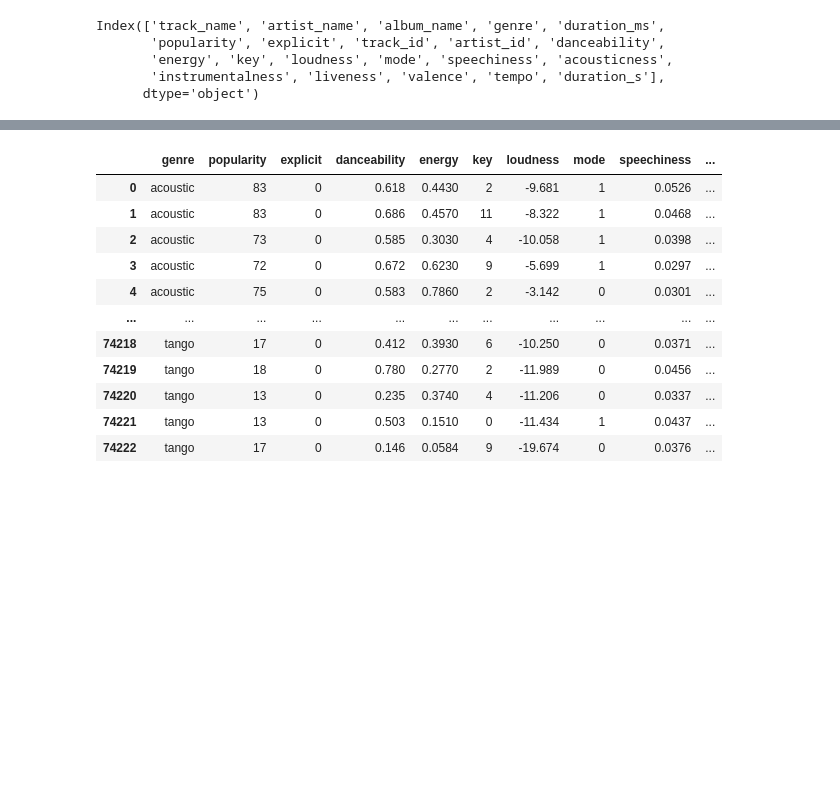
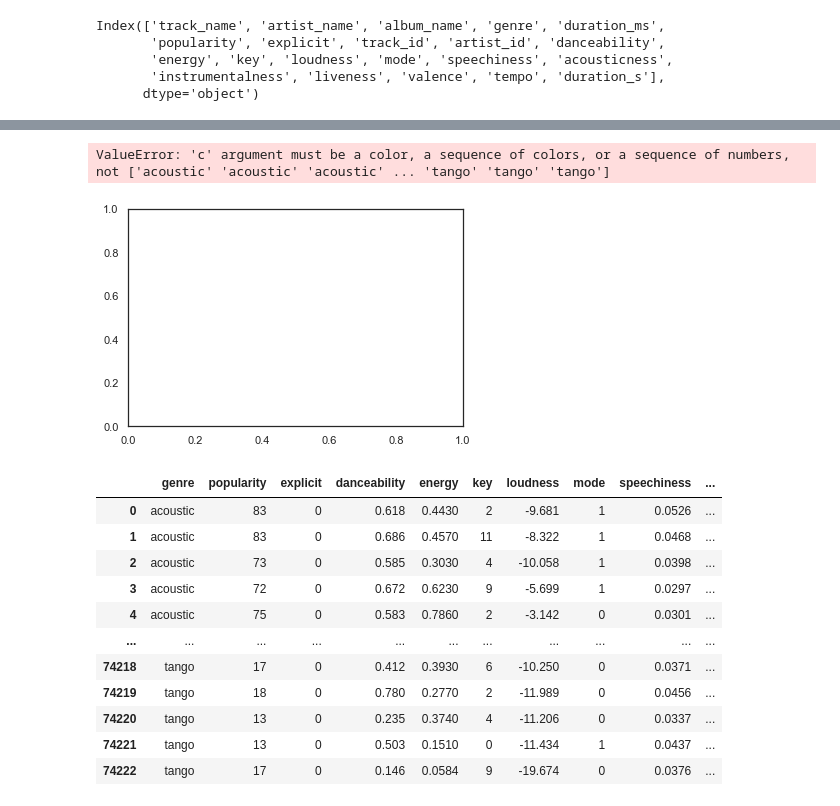
Before and after one commit to kenshr/Music-Genre-Classification-with-Audio-Features, a Jupyter notebook: src/EDA - Machine Learning.ipynb, the cells around one changed output, grey strips where cells are left out. Cells and saved outputs as stored; diff of their text form; code cells hidden in the pictures; blank space fills up the shorter version.

```diff
--- a/src/EDA - Machine Learning.ipynb
+++ b/src/EDA - Machine Learning.ipynb
@@ -150,0 +211,6 @@ Index(['track_name', 'artist_name', 'album_name', 'genre', 'duration_ms',
+# %%
+plt.scatter(subset_df.energy.values, subset_df.acousticness.values, alpha=0.2,
+            c=subset_df.genre.values, cmap='viridis')
+# %% [output]
+ValueError: 'c' argument must be a color, a sequence of colors, or a sequence of numbers, not ['acoustic' 'acoustic' 'acoustic' ... 'tango' 'tango' 'tango']
+[figure, added]
```
Also changed, not shown: parts of 13 cells of this notebook.
